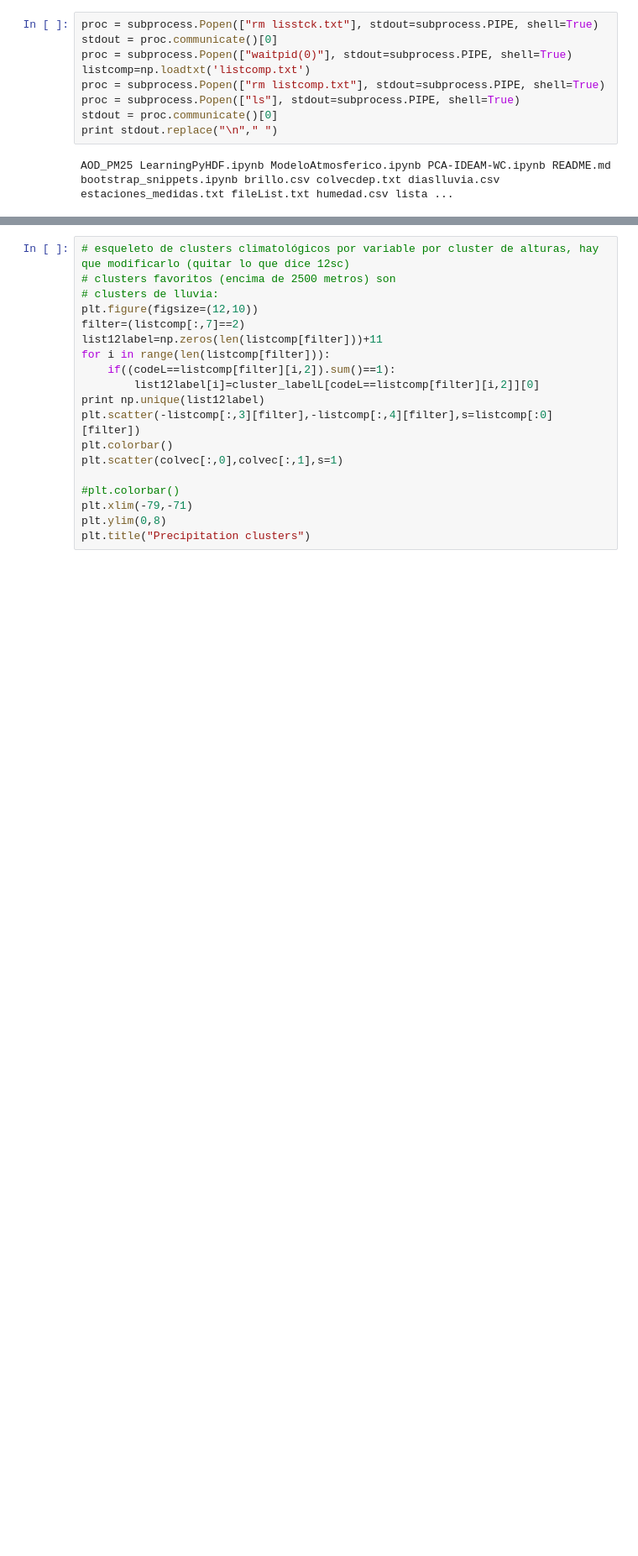
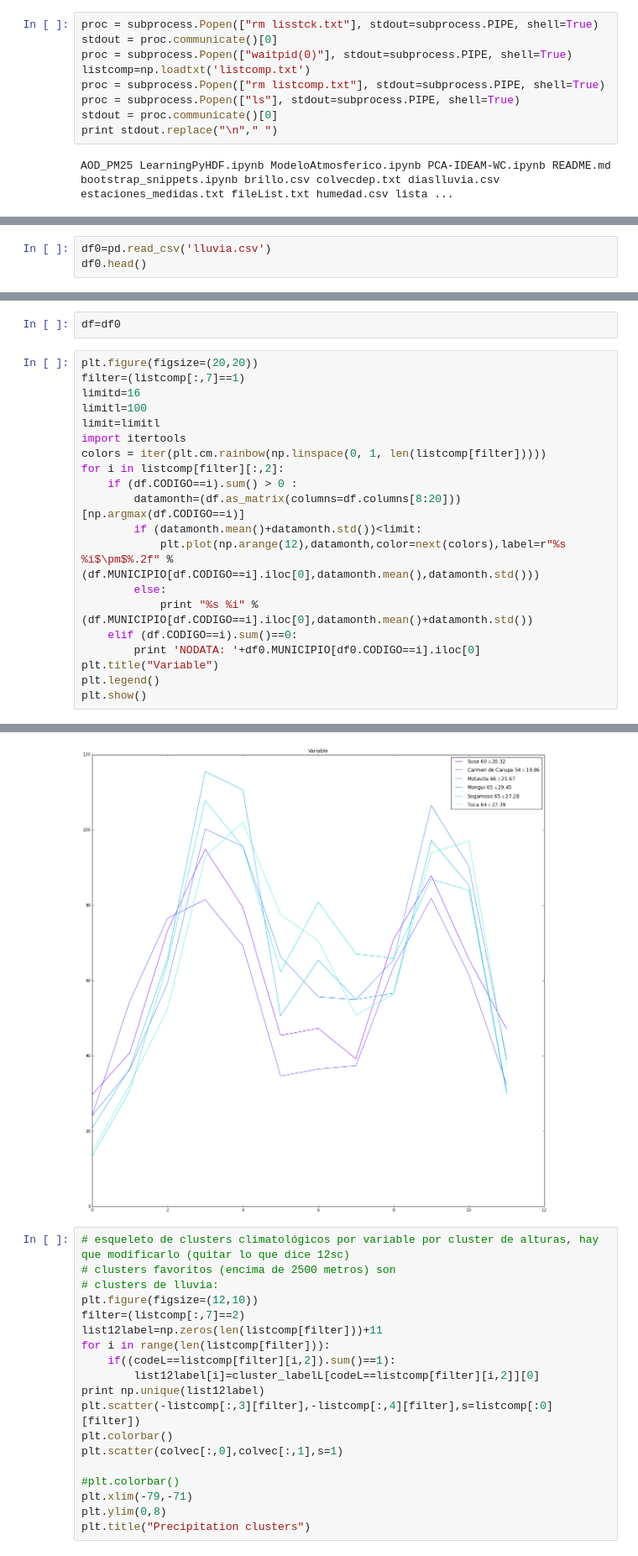
Before and after one commit to saint-germain/ideam, a Jupyter notebook: PCA-IDEAM-WC.ipynb, the cells around one changed output, grey strips where cells are left out. Shown at 84% size. Saved outputs shown, nothing was run; the diff lists cells and outputs as text; blank space fills up the shorter version.

```diff
--- a/PCA-IDEAM-WC.ipynb
+++ b/PCA-IDEAM-WC.ipynb
@@ -701,0 +709,3 @@ for i in range(len(np.unique(cluster_label_alt))):
+# %%
+df0=pd.read_csv('lluvia.csv')
+df0.head()
@@ -701,0 +720,23 @@ for i in range(len(np.unique(cluster_label_alt))):
+# %%
+df=df0
+# %%
+plt.figure(figsize=(20,20))
+filter=(listcomp[:,7]==1)
+limitd=16
+limitl=100
+limit=limitl
+import itertools
+colors = iter(plt.cm.rainbow(np.linspace(0, 1, len(listcomp[filter]))))
+for i in listcomp[filter][:,2]:
+    if (df.CODIGO==i).sum() > 0 :
+        datamonth=(df.as_matrix(columns=df.columns[8:20]))[np.argmax(df.CODIGO==i)]
+        if (datamonth.mean()+datamonth.std())<limit:
+            plt.plot(np.arange(12),datamonth,color=next(colors),label=r"%s %i$\pm$%.2f" % (df.MUNICIPIO[df.CODIGO==i].iloc[0],datamonth.mean(),datamonth.std()))
+        else:
+            print "%s %i" % (df.MUNICIPIO[df.CODIGO==i].iloc[0],datamonth.mean()+datamonth.std())
+    elif (df.CODIGO==i).sum()==0:
+        print 'NODATA: '+df0.MUNICIPIO[df0.CODIGO==i].iloc[0]
+plt.title("Variable")
+plt.legend()
+plt.show()
+# %% [output]
@@ -702,3 +751,4 @@ for i in range(len(np.unique(cluster_label_alt))):
+[figure, added]
 # %%
 # esqueleto de clusters climatológicos por variable por cluster de alturas, hay que modificarlo (quitar lo que dice 12sc)
 # clusters favoritos (encima de 2500 metros) son
```
Also changed, not shown: parts of 7 cells of this notebook.
